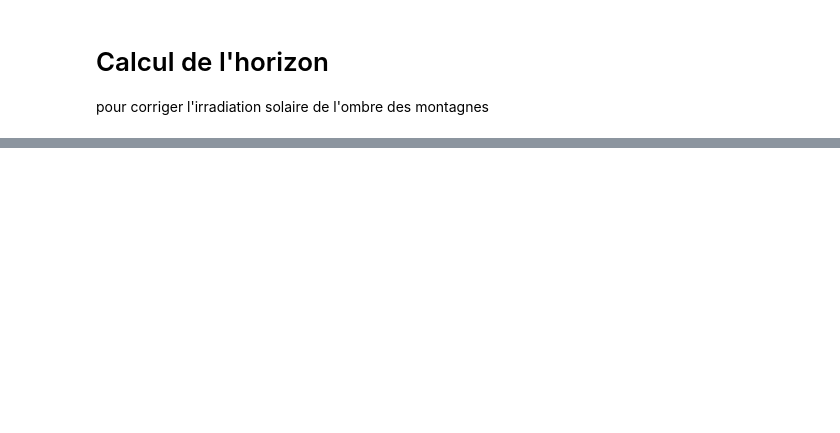
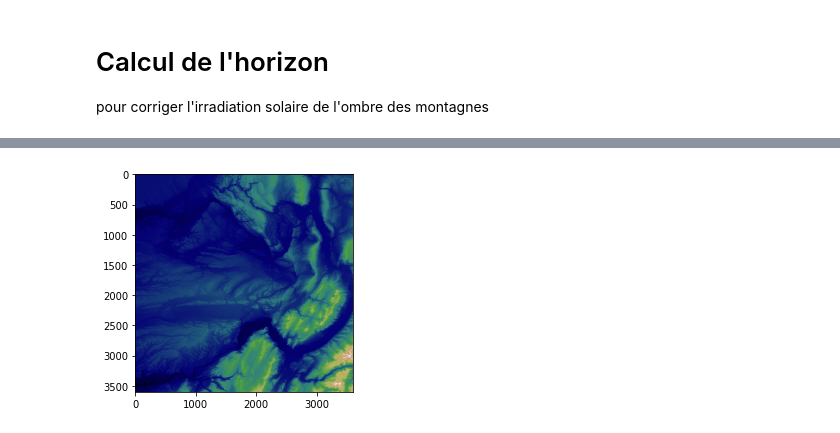
Before and after one commit to xdze2/thermique_appart, a Jupyter notebook: ombres_montagnes.ipynb, the cells around one changed output, grey strips where cells are left out. Saved outputs shown, nothing was run; the diff lists cells and outputs as text; code cells hidden in the pictures; blank space fills up the shorter version.

```diff
--- a/ombres_montagnes.ipynb
+++ b/ombres_montagnes.ipynb
@@ -19,0 +23,4 @@ ImportError: No module named 'gdal'
+# %%
+filename = 'elevation_data/n45_e005_1arc_v3.tif'
+# %%
+dataset = gdal.Open(filename)
@@ -19,0 +58,3 @@ ImportError: No module named 'gdal'
+# %%
+band = dataset.GetRasterBand(1)
+arr = band.ReadAsArray()
@@ -19,0 +79,5 @@ ImportError: No module named 'gdal'
+# %%
+elevation = band.ReadAsArray()
+
+print(elevation.shape)
+print( elevation )
@@ -19,0 +93,5 @@ ImportError: No module named 'gdal'
+# %%
+plt.imshow(elevation, cmap='gist_earth')
+plt.show()
+# %% [output]
+[figure, added]
```
Also changed, not shown: parts of 48 cells of this notebook, 1 other file.
